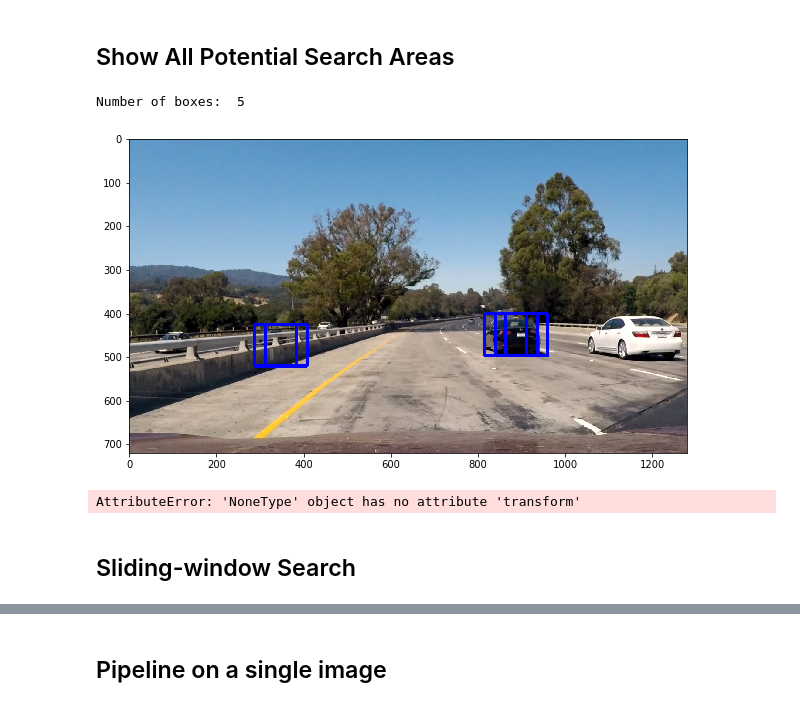
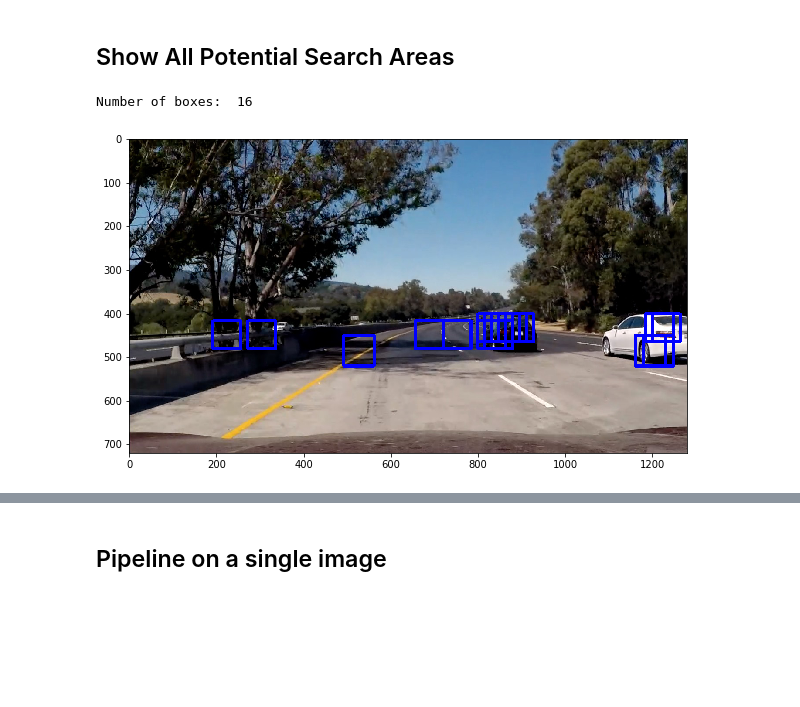
Before and after one commit to xpharry/CarND-Vehicle-Detection, a Jupyter notebook: vehicle_detection.ipynb, the cells around one changed output, grey strips where cells are left out. Drawn from its saved outputs; the diff is of its cells as text; code cells hidden in the pictures; blank space fills up the shorter version.

```diff
--- a/vehicle_detection.ipynb
+++ b/vehicle_detection.ipynb
@@ -352,7 +358,8 @@ def convert_color(img, conv='RGB2YCrCb'):
         return cv2.cvtColor(img, cv2.COLOR_BGR2YCrCb)
     if conv == 'RGB2LUV':
         return cv2.cvtColor(img, cv2.COLOR_RGB2LUV)
-
+    if conv == 'RGB2YUV':
+        return cv2.cvtColor(img, cv2.COLOR_RGB2YUV)
 
 # Define a single function that can extract features using hog sub-sampling and make predictions
 def find_cars(img, ystart, ystop, scale, svc, X_scaler, orient, pix_per_cell, cell_per_block, spatial_size, hist_bins):
@@ -418,17 +425,3 @@ def find_cars(img, ystart, ystop, scale, svc, X_scaler, orient, pix_per_cell, ce
                 rectangles.append(((xbox_left, ytop_draw+ystart),(xbox_left+win_draw,ytop_draw+win_draw+ystart)))
 
     return rectangles
-
-
-
-# Test
-
-img = plt.imread('./test_images/test1.jpg')
-
-ystart = 400
-ystop = 550
-scale = 1.5
-
-rectangles = find_cars(img, ystart, ystop, scale, svc, X_scaler, orient, pix_per_cell, cell_per_block, spatial_size, hist_bins)
-
-print(len(rectangles), 'rectangles found in image')
@@ -461,47 +519,40 @@ plt.imshow(img_rects)
 # %% [markdown]
 ## Show All Potential Search Areas
 # %%
-test_img = plt.imread('./test_images/test1.jpg')
+test_img = mpimg.imread('./test_images/test5.jpg')
 
 rects = []
 
 ystart = 400
+ystop = 500
+scale = 1.0
+rects.append(find_cars(test_img, ystart, ystop, scale, svc, X_scaler, orient, pix_per_cell, cell_per_block, spatial_size, hist_bins))
+
+ystart = 450
 ystop = 550
+scale = 1.1
+rects.append(find_cars(test_img, ystart, ystop, scale, svc, X_scaler, orient, pix_per_cell, cell_per_block, spatial_size, hist_bins))
+
+ystart = 500
+ystop = 600
 scale = 1.5
 rects.append(find_cars(test_img, ystart, ystop, scale, svc, X_scaler, orient, pix_per_cell, cell_per_block, spatial_size, hist_bins))
-ystart = 416
-ystop = 480
-scale = 1.0
+
+ystart = 550
+ystop = 650
+scale = 2.0
+rects.append(find_cars(test_img, ystart, ystop, scale, svc, X_scaler, orient, pix_per_cell, cell_per_block, spatial_size, hist_bins))
+
+ystart = 600
+ystop = 700
+scale = 2.5
 rects.append(find_cars(test_img, ystart, ystop, scale, svc, X_scaler, orient, pix_per_cell, cell_per_block, spatial_size, hist_bins))
 
 rectangles = [item for sublist in rects for item in sublist]
 test_img_rects = draw_boxes(test_img, rectangles)
 plt.figure(figsize=(10,10))
 plt.imshow(test_img_rects)
 print('Number of boxes: ', len(rectangles))
 # %% [output]
-Number of boxes:  5
+Number of boxes:  16
-[figure, old version]
+[figure, new version]
-# %%
-test_img = mpimg.imread('./test_images/test1.jpg')
-
-rects = []
-
-ystart = 350
-ystop = 496
-scale = 1.5
-rects.append(find_cars(test_img, ystart, ystop, scale, svc, None, orient, pix_per_cell, cell_per_block, spatial_size, hist_bins))
-ystart = 432
-ystop = 528
-scale = 1.5
-rects.append(find_cars(test_img, ystart, ystop, scale, svc, None, orient, pix_per_cell, cell_per_block, spatial_size, hist_bins))
-
-rectangles = [item for sublist in rects for item in sublist]
-test_img_rects = draw_boxes(test_img, rectangles, color='random', thick=2)
-plt.figure(figsize=(10,10))
-plt.imshow(test_img_rects)
-print('Number of boxes: ', len(rectangles))
-# %% [output]
-AttributeError: 'NoneType' object has no attribute 'transform'
-# %% [markdown]
-## Sliding-window Search
```
Also changed, not shown: parts of 28 cells of this notebook, 15 other files.
